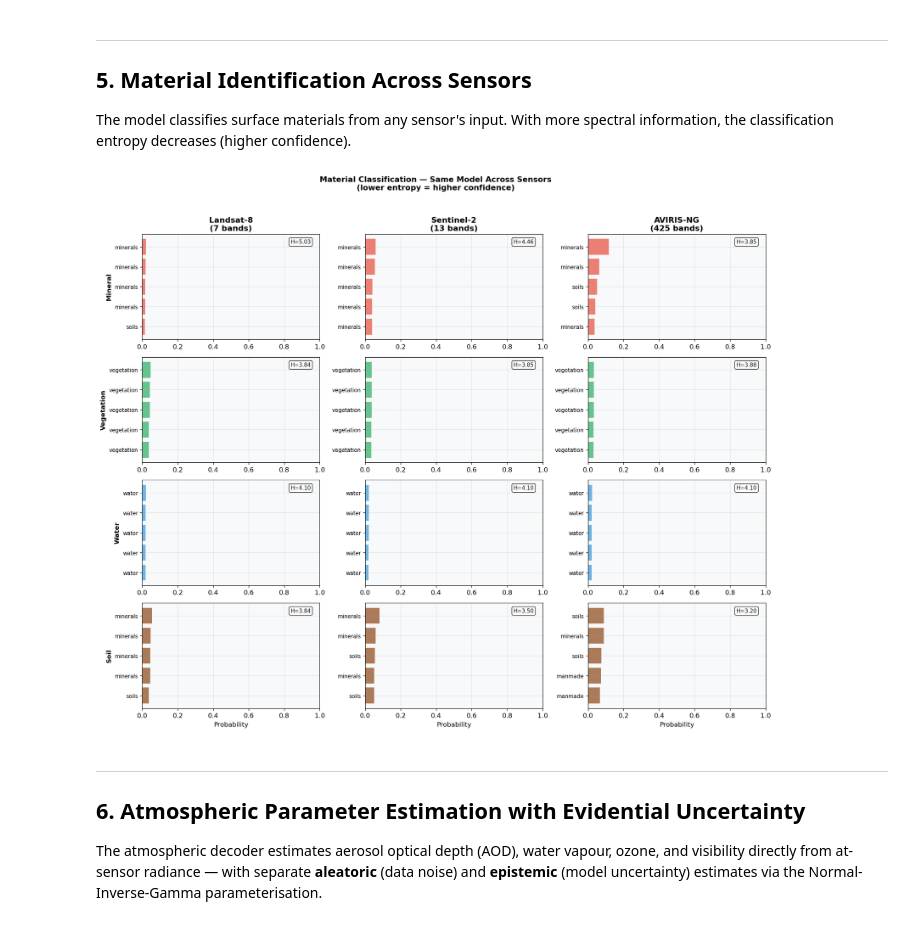
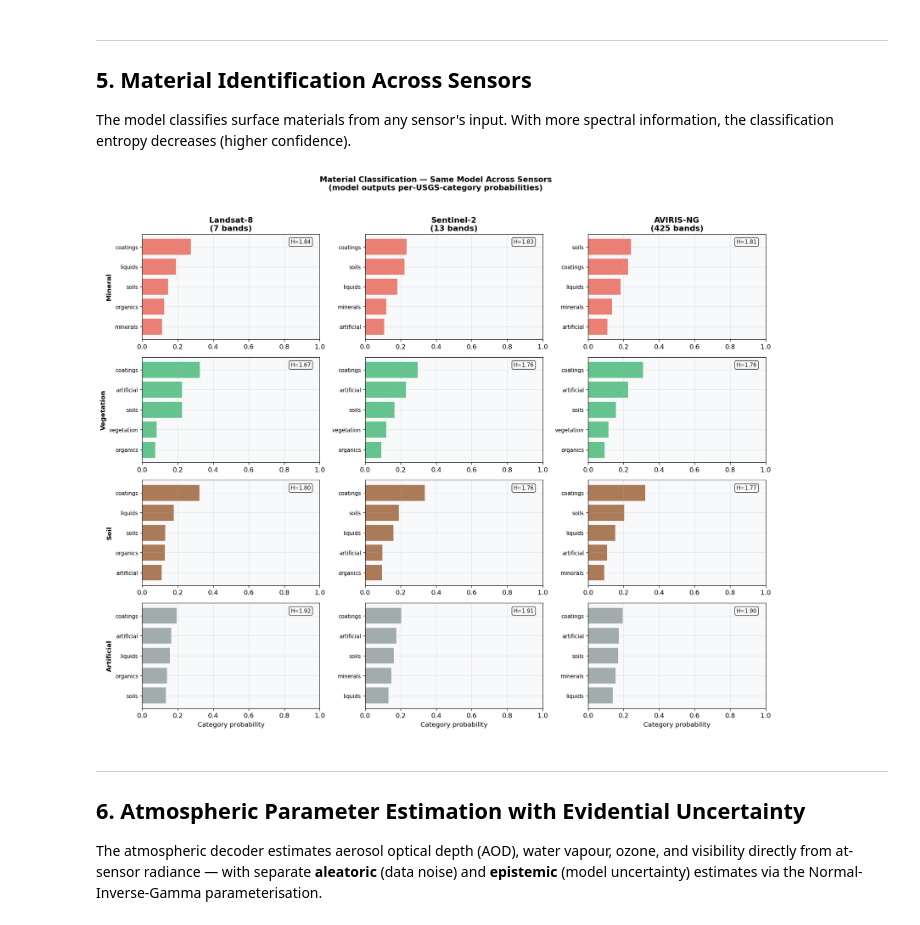
Before and after one commit to ebpfly/foundation, a Jupyter notebook: demo_executed.ipynb, the cells around one changed output. Cells and saved outputs as stored; diff of their text form; code cells hidden in the pictures.

```diff
--- a/demo_executed.ipynb
+++ b/demo_executed.ipynb
@@ -249,7 +273,8 @@ for i, n_bands in enumerate(band_counts):
         wl_t = torch.tensor(sensor.center_wavelength_nm).unsqueeze(0)
         fw_t = torch.tensor(sensor.fwhm_nm).unsqueeze(0)
         rad_t = torch.tensor(band_rad).unsqueeze(0)
-        _, z_mu, z_logsig = model.encode(wl_t, fw_t, rad_t)
+        # encode() returns (r, z_atm_mu, z_atm_log_sigma, z_surf_mu, z_surf_log_sigma, z_mu, z_log_sigma)
+        _, _, _, _, _, z_mu, z_logsig = model.encode(wl_t, fw_t, rad_t)
         mean_posterior_sigmas.append(z_logsig.exp().mean().item())
 
     # Plot
@@ -306,69 +331,70 @@ Summary: Uncertainty ratio (3 bands / 200 bands)
 
 The model classifies surface materials from any sensor's input. With more spectral information, the classification entropy decreases (higher confidence).
 # %%
-# Material classification from different sensors
+# Material classification from different sensors (real USGS spectra)
 test_materials = [
     ("Mineral", speclib.filter_category("minerals").spectra[5], "#e74c3c"),
     ("Vegetation", speclib.filter_category("vegetation").spectra[2], "#27ae60"),
-    ("Water", speclib.filter_category("water").spectra[1], "#3498db"),
     ("Soil", speclib.filter_category("soils").spectra[3], "#8B4513"),
+    ("Artificial", speclib.filter_category("artificial").spectra[1], "#7f8c8d"),
 ]
+
+# Use the model's own category names if available (from checkpoint).
+# This handles models that output per-category probs (n_classes=7) directly.
+n_model_classes = cfg.n_material_classes
+model_category_names = ckpt.get("category_names")
 
 fig, axes = plt.subplots(len(test_materials), 3, figsize=(16, 3.2 * len(test_materials)))
 
 for row, (mat_name, spec, color) in enumerate(test_materials):
-    refl = np.clip(np.nan_to_num(spec.resample(wl_dense)), 0, 1)
+    refl = np.clip(np.nan_to_num(spec.resample(wl_dense), nan=0.04), 0, 1)
     rtm = simplified_toa_radiance(refl, wl_dense, atmos=AtmosphericState(aod_550=0.2))
 
     for col, (sensor_name, sensor) in enumerate([
         ("Landsat-8", LANDSAT8_OLI),
         ("Sentinel-2", SENTINEL2_MSI),
         ("AVIRIS-NG", AVIRIS_NG),
     ]):
         ax = axes[row, col]
         band_rad = sensor.convolve(wl_dense, rtm.toa_radiance).astype(np.float32)
-
         pred = predictor.predict(
             wavelength_nm=sensor.center_wavelength_nm,
             fwhm_nm=sensor.fwhm_nm,
             radiance=band_rad,
             n_samples=16,
         )
-
-        # Show top-5 class probabilities as a horizontal bar chart
-        top_k = 5
-        top_idx = np.argsort(pred.material_probs)[-top_k:][::-1]
-        top_probs = pred.material_probs[top_idx]
-
-        # Map indices to category names
-        n_per_class = ckpt["speclib_size"] // 5
-        cat_names = ["minerals", "vegetation", "soils", "water", "manmade"]
-        labels = [cat_names[min(idx // n_per_class, 4)] for idx in top_idx]
-
-        bars = ax.barh(range(top_k), top_probs, color=color, alpha=0.7)
-        ax.set_yticks(range(top_k))
+        if model_category_names is not None and len(pred.material_probs) == n_model_classes:
+            cat_probs = {n: float(p) for n, p in zip(model_category_names, pred.material_probs)}
+        else:
+            cat_probs = {}
+            for idx, p in enumerate(pred.material_probs):
+                c = category_by_idx[idx]
+                cat_probs[c] = cat_probs.get(c, 0.0) + float(p)
+        sorted_cats = sorted(cat_probs.items(), key=lambda x: -x[1])[:5]
+        labels = [c for c, _ in sorted_cats]
+        probs = [p for _, p in sorted_cats]
+        ax.barh(range(len(labels)), probs, color=color, alpha=0.7)
+        ax.set_yticks(range(len(labels)))
         ax.set_yticklabels(labels, fontsize=9)
         ax.set_xlim(0, 1)
         ax.invert_yaxis()
-
         if row == 0:
             ax.set_title(f"{sensor_name}\n({sensor.n_bands} bands)", fontweight="bold")
         if col == 0:
             ax.set_ylabel(f"{mat_name}", fontweight="bold", fontsize=11)
         if row == len(test_materials) - 1:
-            ax.set_xlabel("Probability")
-
-        # Show entropy
+            ax.set_xlabel("Category probability")
         ax.text(0.95, 0.95, f"H={pred.material_entropy:.2f}",
                 transform=ax.transAxes, ha="right", va="top", fontsize=9,
                 bbox=dict(boxstyle="round,pad=0.3", facecolor="white", alpha=0.8))
 
-fig.suptitle("Material Classification — Same Model Across Sensors\n(lower entropy = higher confidence)",
+fig.suptitle("Material Classification — Same Model Across Sensors\n"
+             "(model outputs per-USGS-category probabilities)",
              fontsize=13, fontweight="bold", y=1.02)
 plt.tight_layout()
 plt.show()
 # %% [output]
-[figure, old version]
+[figure, new version]
 # %% [markdown]
 ---
 ## 6. Atmospheric Parameter Estimation with Evidential Uncertainty
```
Also changed, not shown: parts of 10 cells of this notebook, 1 other file.
